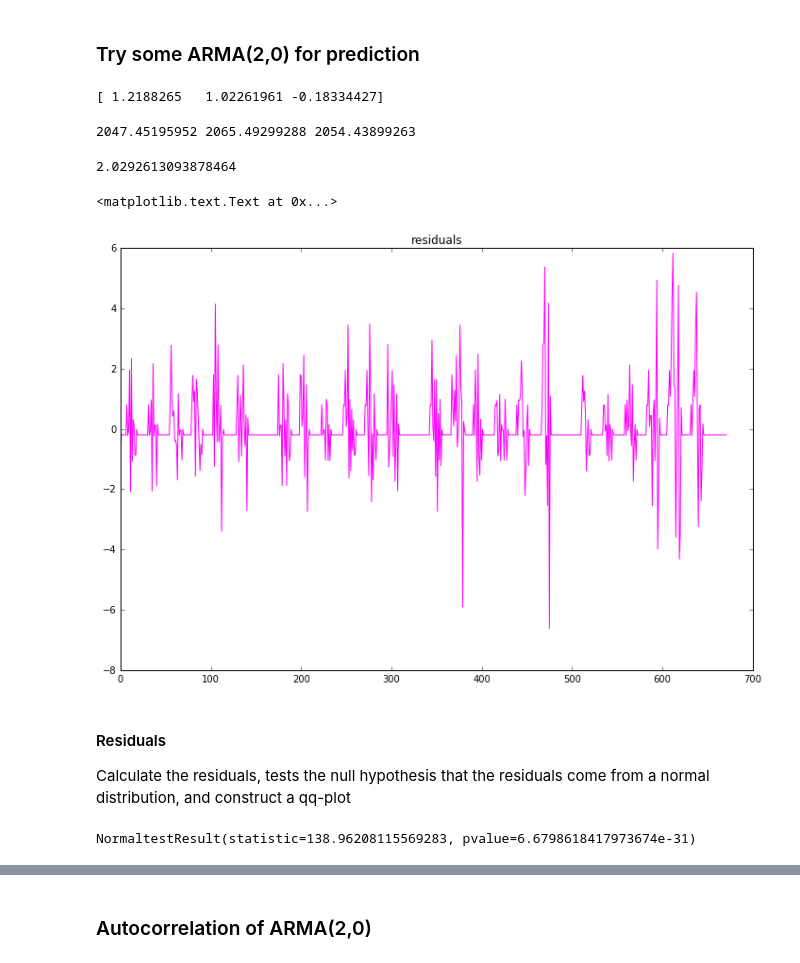
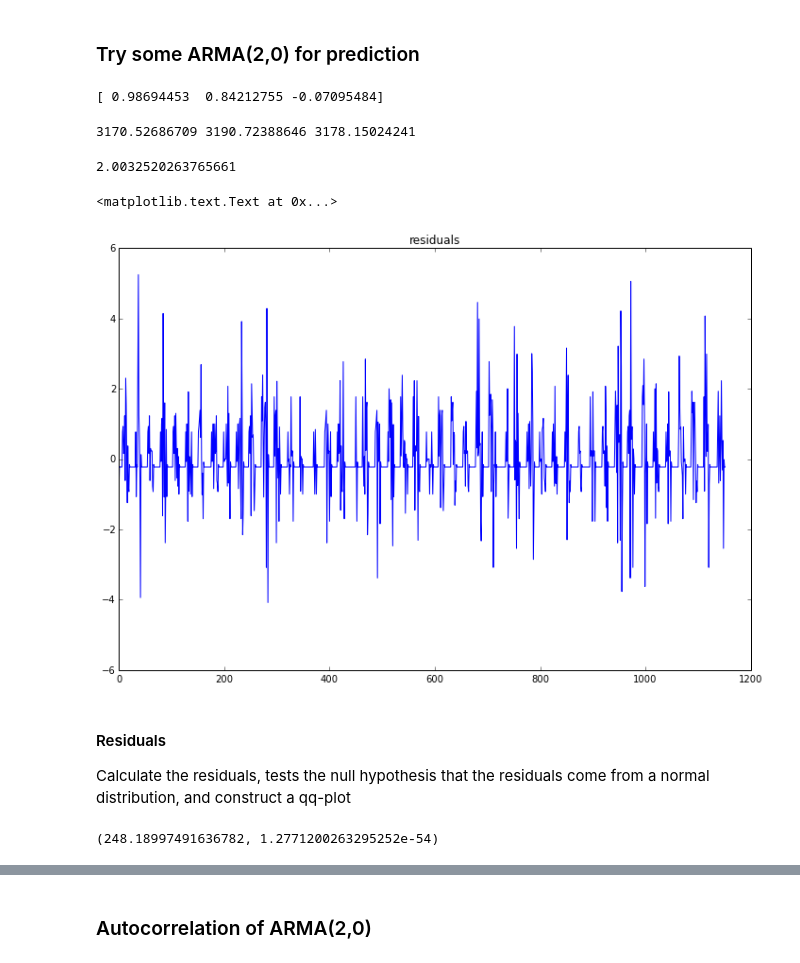
Before and after one commit to jake-g/parking-app, a Jupyter notebook: experiments/jake_scripts/timeseries_analysis.ipynb, the cells around one changed output, grey strips where cells are left out. Cells and saved outputs as stored; diff of their text form; code cells hidden in the pictures.

```diff
--- a/experiments/jake_scripts/timeseries_analysis.ipynb
+++ b/experiments/jake_scripts/timeseries_analysis.ipynb
@@ -71,11 +73,11 @@ from scipy import stats
 import statsmodels.api as sm
 from statsmodels.graphics.api import qqplot
 # %%
-    f = '../datastore/paystations/32489_28_days.d'
-    key = 32489
-    elm_keys[key] = pickle.load(open(f, 'rb'))
+f = '../datastore/paystations/32489_59_days_nofree.d'
+key = 32489
+data = pickle.load(open(f, 'rb'))
+mask = np.all(np.isnan(data), axis=1)
+print 'Removed %d free parking days' % sum(mask)
 
-    data = elm_keys[key]
-    plot_paystation(data, key, 1)
-    print 'Paystation %s popularity = %d' % (key, np.sum(elm_keys[key]))
+data = data[~mask]
 # %% [output]
@@ -101,30 +119,31 @@ fig = sm.graphics.tsa.plot_pacf(ts, lags = 100, ax=ax2)
 arma_mod20 = sm.tsa.ARMA(ts, (2,0)).fit()
 print arma_mod20.params
 # %% [output]
-[ 1.2188265   1.02261961 -0.18334427]
+[ 0.98694453  0.84212755 -0.07095484]
 # %%
 print arma_mod20.aic, arma_mod20.bic, arma_mod20.hqic
 # %% [output]
-2047.45195952 2065.49299288 2054.43899263
+3170.52686709 3190.72388646 3178.15024241
 # %%
 sm.stats.durbin_watson(arma_mod20.resid)
 # %% [output]
-2.0292613093878464
+2.0032520263765661
 # %%
+clr = np.linspace(0, 1, 5)
 fig = plt.figure(figsize=(12,8))
-plt.plot(arma_mod20.resid, color=cm.cool(clr[3]))
+plt.plot(arma_mod20.resid, 'b')
 plt.title('residuals')
 # %% [output]
 <matplotlib.text.Text at 0x...>
-[figure, old version]
+[figure, new version]
 # %% [markdown]
 #### Residuals
 Calculate the residuals, tests the null hypothesis that the residuals come from a normal distribution, and construct a qq-plot
 # %%
 resid20 = arma_mod20.resid
-stats.normaltest(resid20)
+print stats.normaltest(resid20)
 # %% [output]
-NormaltestResult(statistic=138.96208115569283, pvalue=6.6798618417973674e-31)
+(248.18997491636782, 1.2771200263295252e-54)
 # %%
 fig = plt.figure(figsize=(12,8))
 ax = fig.add_subplot(111)
```
Also changed, not shown: parts of 11 cells of this notebook, 4 other files.
